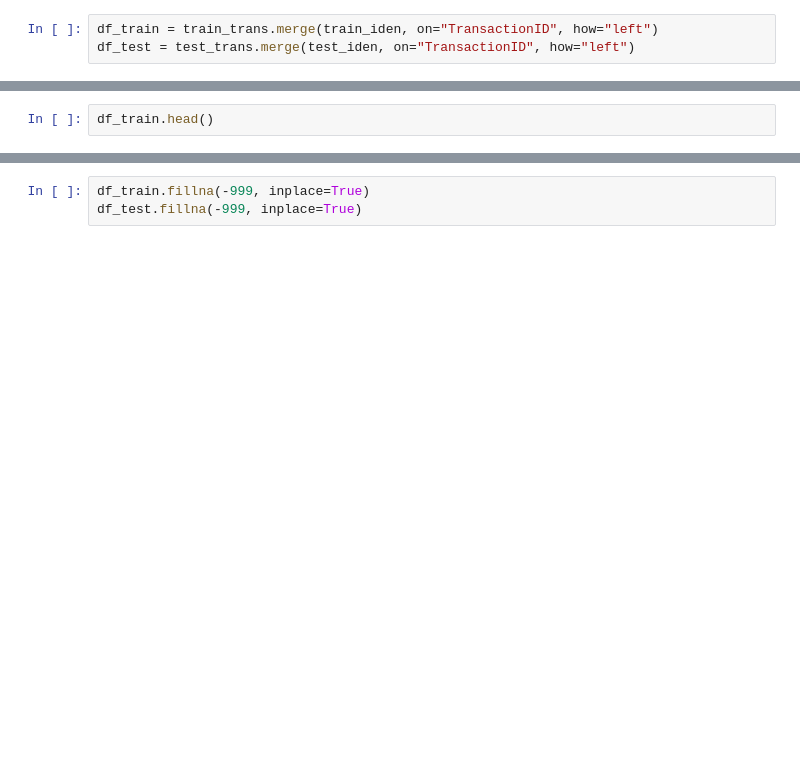
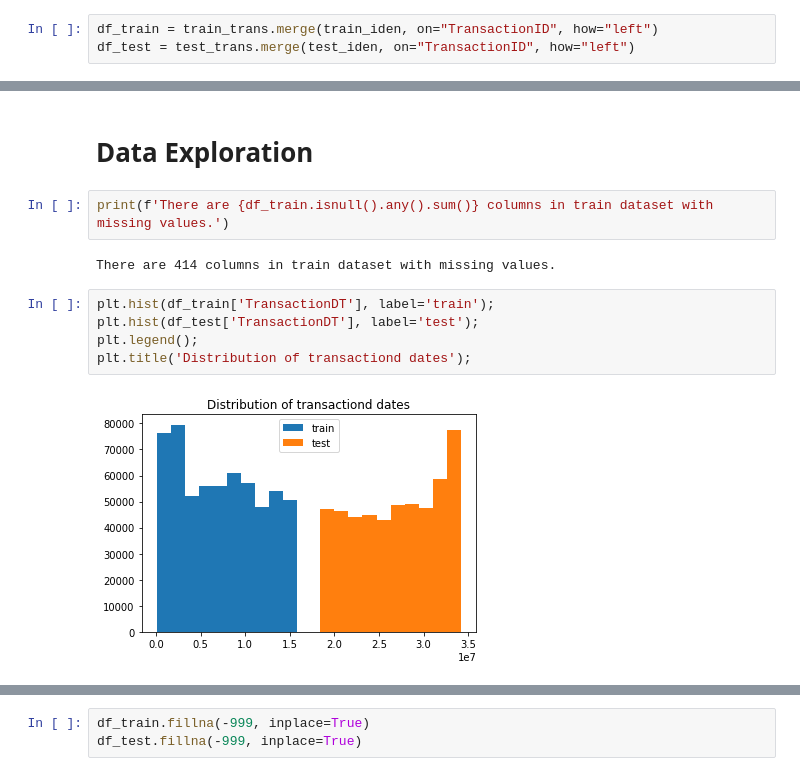
Before and after one commit to deepsdh99-github/IEEE-CIS-Fraud-Detection, a Jupyter notebook: Untitled2.ipynb, the cells around one changed output, grey strips where cells are left out. Drawn from its saved outputs; the diff is of its cells as text; blank space fills up the shorter version.

```diff
--- a/Untitled2.ipynb
+++ b/Untitled2.ipynb
@@ -59,2 +100,13 @@ df_train.head()
-# %%
-df_train.head()
+# %% [markdown]
+# Data Exploration
+# %%
+print(f'There are {df_train.isnull().any().sum()} columns in train dataset with missing values.')
+# %% [output]
+There are 414 columns in train dataset with missing values.
+# %%
+plt.hist(df_train['TransactionDT'], label='train');
+plt.hist(df_test['TransactionDT'], label='test');
+plt.legend();
+plt.title('Distribution of transactiond dates');
+# %% [output]
+[figure, added]
```
Also changed, not shown: parts of 28 cells of this notebook.
